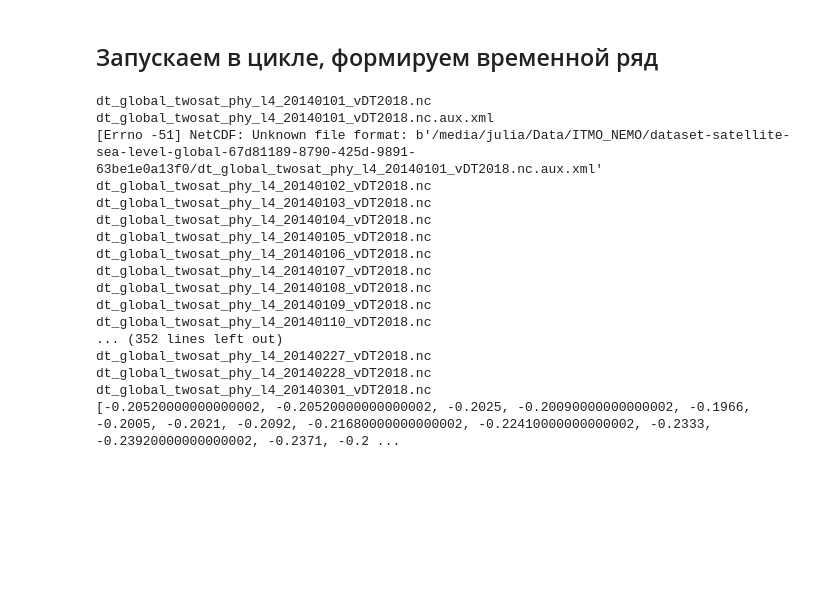
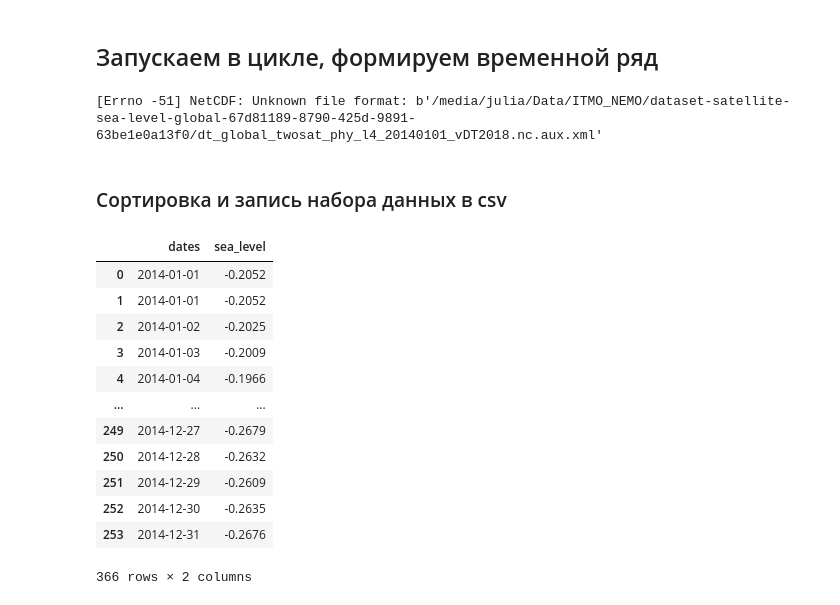
Before and after one commit to ChrisLisbon/ITMO_master_degree_classes, a Jupyter notebook: Research_work(NEMO)/reanalysis_data_test.ipynb, the cells around one changed output. Saved outputs shown, nothing was run; the diff lists cells and outputs as text; code cells hidden in the pictures; blank space fills up the shorter version.

```diff
--- a/Research_work(NEMO)/reanalysis_data_test.ipynb
+++ b/Research_work(NEMO)/reanalysis_data_test.ipynb
@@ -144,14 +113,18 @@ print(sea_level[lat_ind, lon_ind])
 # %%
 input_folder='/media/julia/Data/ITMO_NEMO/dataset-satellite-sea-level-global-67d81189-8790-425d-9891-63be1e0a13f0'
 
+dates_list=[]
 shpitz_timeline=[]
+
 for file in os.listdir(input_folder):
-    print(file)
+    #print(file)
     try:
         ds = nc.Dataset(os.path.join(input_folder, file))
     except Exception as e:
         print(e)
         pass
+    date=file.split('_')[-2]
+    dates_list.append(date)
     sea_level=np.array(ds['adt'][:, :, :])[0]
     min_lon=19.875
     min_lat=75.875
@@ -161,24 +134,35 @@ for file in os.listdir(input_folder):
 
     value=sea_level[lat_ind, lon_ind]
     shpitz_timeline.append(value)
-print(shpitz_timeline)
+#print(shpitz_timeline)
+#print(dates_list)
 # %% [output]
-dt_global_twosat_phy_l4_20140101_vDT2018.nc
-dt_global_twosat_phy_l4_20140101_vDT2018.nc.aux.xml
 [Errno -51] NetCDF: Unknown file format: b'/media/julia/Data/ITMO_NEMO/dataset-satellite-sea-level-global-67d81189-8790-425d-9891-63be1e0a13f0/dt_global_twosat_phy_l4_20140101_vDT2018.nc.aux.xml'
-dt_global_twosat_phy_l4_20140102_vDT2018.nc
-dt_global_twosat_phy_l4_20140103_vDT2018.nc
-dt_global_twosat_phy_l4_20140104_vDT2018.nc
-dt_global_twosat_phy_l4_20140105_vDT2018.nc
-dt_global_twosat_phy_l4_20140106_vDT2018.nc
-dt_global_twosat_phy_l4_20140107_vDT2018.nc
-dt_global_twosat_phy_l4_20140108_vDT2018.nc
-dt_global_twosat_phy_l4_20140109_vDT2018.nc
-dt_global_twosat_phy_l4_20140110_vDT2018.nc
-... (352 lines left out)
-dt_global_twosat_phy_l4_20140227_vDT2018.nc
-dt_global_twosat_phy_l4_20140228_vDT2018.nc
-dt_global_twosat_phy_l4_20140301_vDT2018.nc
-[-0.20520000000000002, -0.20520000000000002, -0.2025, -0.20090000000000002, -0.1966, -0.2005, -0.2021, -0.2092, -0.21680000000000002, -0.22410000000000002, -0.2333, -0.23920000000000002, -0.2371, -0.2 ...
+# %% [markdown]
+### Сортировка и запись набора данных в csv
+# %%
+import pandas as pd
+
+dic={'dates' : dates_list,
+     'sea_level' : shpitz_timeline}
+pd_df = pd.DataFrame(dic, columns = ['dates', 'sea_level'])
+pd_df['dates'] =  pd.to_datetime(pd_df['dates'], format='%Y%m%d')
+pd_df=pd_df.sort_values(by=['dates'])
+pd_df.to_csv('/media/julia/Data/ITMO_NEMO/2014_19.875_75.875.csv', sep='\t')
+pd_df
+# %% [output]
+|  | dates | sea_level |
+| 0 | 2014-01-01 | -0.2052 |
+| 1 | 2014-01-01 | -0.2052 |
+| 2 | 2014-01-02 | -0.2025 |
+| 3 | 2014-01-03 | -0.2009 |
+| 4 | 2014-01-04 | -0.1966 |
+| ... | ... | ... |
+| 249 | 2014-12-27 | -0.2679 |
+| 250 | 2014-12-28 | -0.2632 |
+| 251 | 2014-12-29 | -0.2609 |
+| 252 | 2014-12-30 | -0.2635 |
+| 253 | 2014-12-31 | -0.2676 |
+366 rows × 2 columns
 # %%
 rcParams['figure.figsize'] = 15, 7
```
Also changed, not shown: parts of 3 cells of this notebook, 1 other file.
